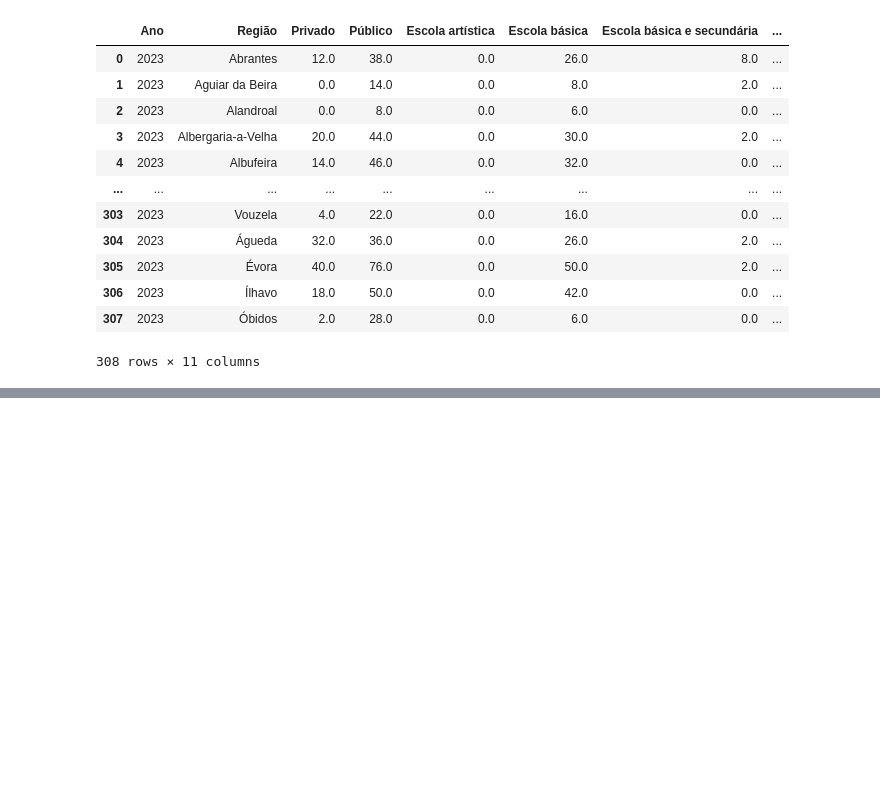
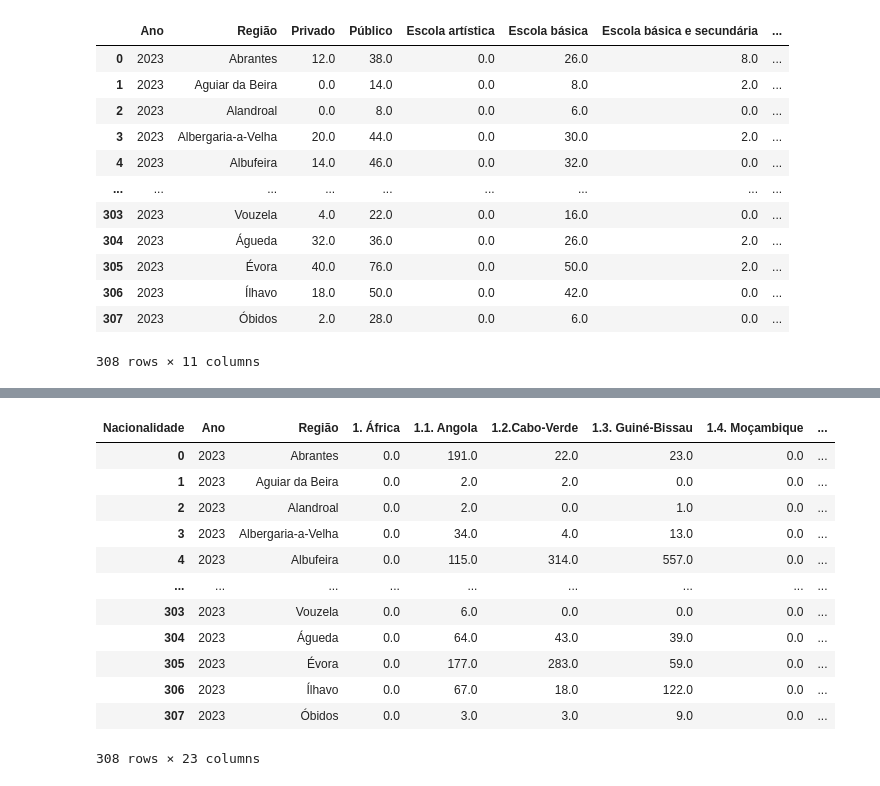
Before and after one commit to johnosd/MPAlugueisLisboa, a Jupyter notebook: src/PordataPt/test_PorData_Process.ipynb, the cells around one changed output, grey strips where cells are left out. Saved outputs shown, nothing was run; the diff lists cells and outputs as text; code cells hidden in the pictures; blank space fills up the shorter version.

```diff
--- a/src/PordataPt/test_PorData_Process.ipynb
+++ b/src/PordataPt/test_PorData_Process.ipynb
@@ -608,0 +1138,18 @@ Pasta: seguranca - DataFrame: 560-crimes-por-categoria
+# %%
+df_populacao_estrangeira = find_df_by_name(dataframes, '354-populacao-estrangeira-com-estatuto-legal-de-residente')
+df_populacao_estrangeira = trata_populacao_estrangeira(df_populacao_estrangeira)
+df_populacao_estrangeira
+# %% [output]
+| Nacionalidade | Ano | Região | 1. África | 1.1. Angola | 1.2.Cabo-Verde | 1.3. Guiné-Bissau | 1.4. Moçambique | ... |
+| 0 | 2023 | Abrantes | 0.0 | 191.0 | 22.0 | 23.0 | 0.0 | ... |
+| 1 | 2023 | Aguiar da Beira | 0.0 | 2.0 | 2.0 | 0.0 | 0.0 | ... |
+| 2 | 2023 | Alandroal | 0.0 | 2.0 | 0.0 | 1.0 | 0.0 | ... |
+| 3 | 2023 | Albergaria-a-Velha | 0.0 | 34.0 | 4.0 | 13.0 | 0.0 | ... |
+| 4 | 2023 | Albufeira | 0.0 | 115.0 | 314.0 | 557.0 | 0.0 | ... |
+| ... | ... | ... | ... | ... | ... | ... | ... | ... |
+| 303 | 2023 | Vouzela | 0.0 | 6.0 | 0.0 | 0.0 | 0.0 | ... |
+| 304 | 2023 | Águeda | 0.0 | 64.0 | 43.0 | 39.0 | 0.0 | ... |
+| 305 | 2023 | Évora | 0.0 | 177.0 | 283.0 | 59.0 | 0.0 | ... |
+| 306 | 2023 | Ílhavo | 0.0 | 67.0 | 18.0 | 122.0 | 0.0 | ... |
+| 307 | 2023 | Óbidos | 0.0 | 3.0 | 3.0 | 9.0 | 0.0 | ... |
+308 rows × 23 columns
```
Also changed, not shown: parts of 21 cells of this notebook.
